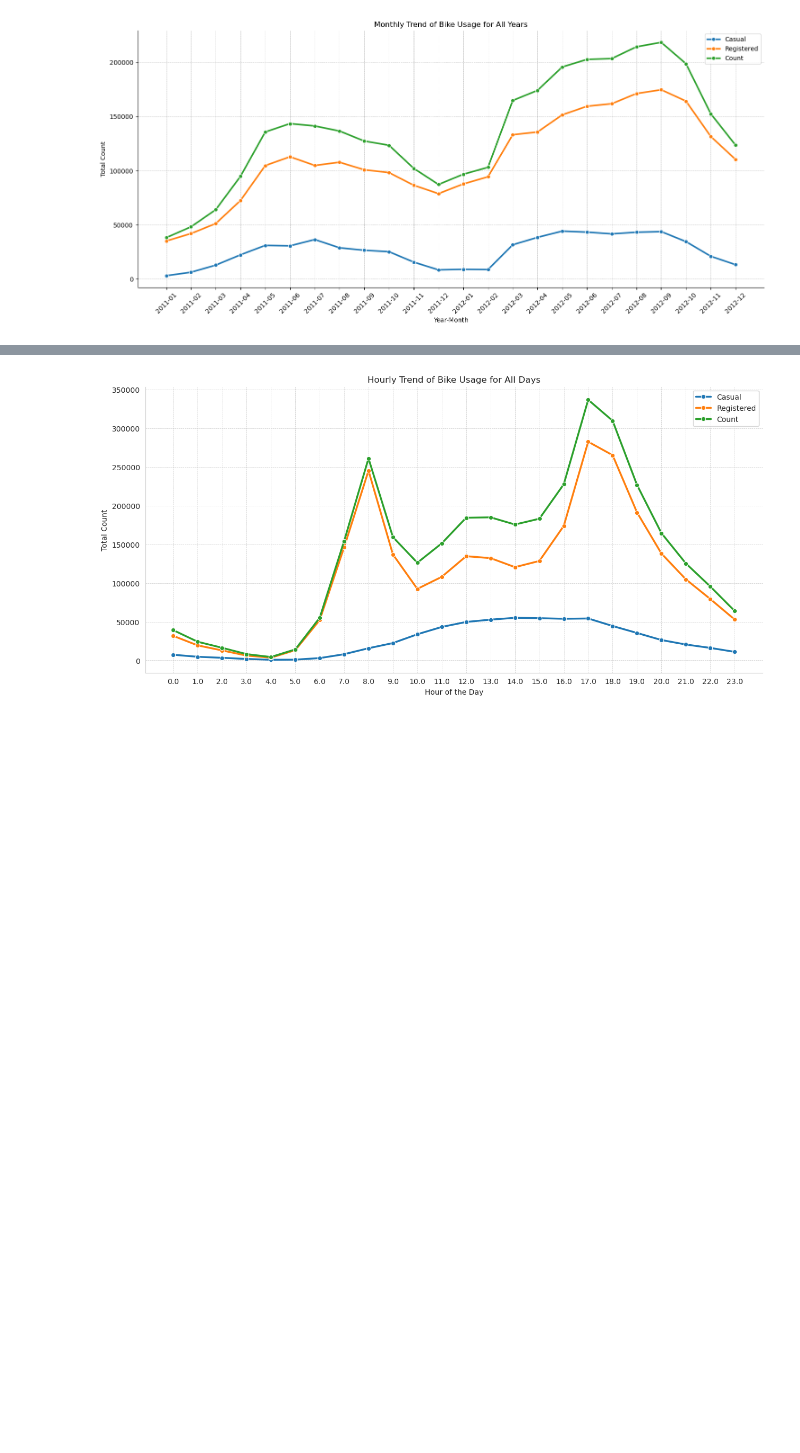
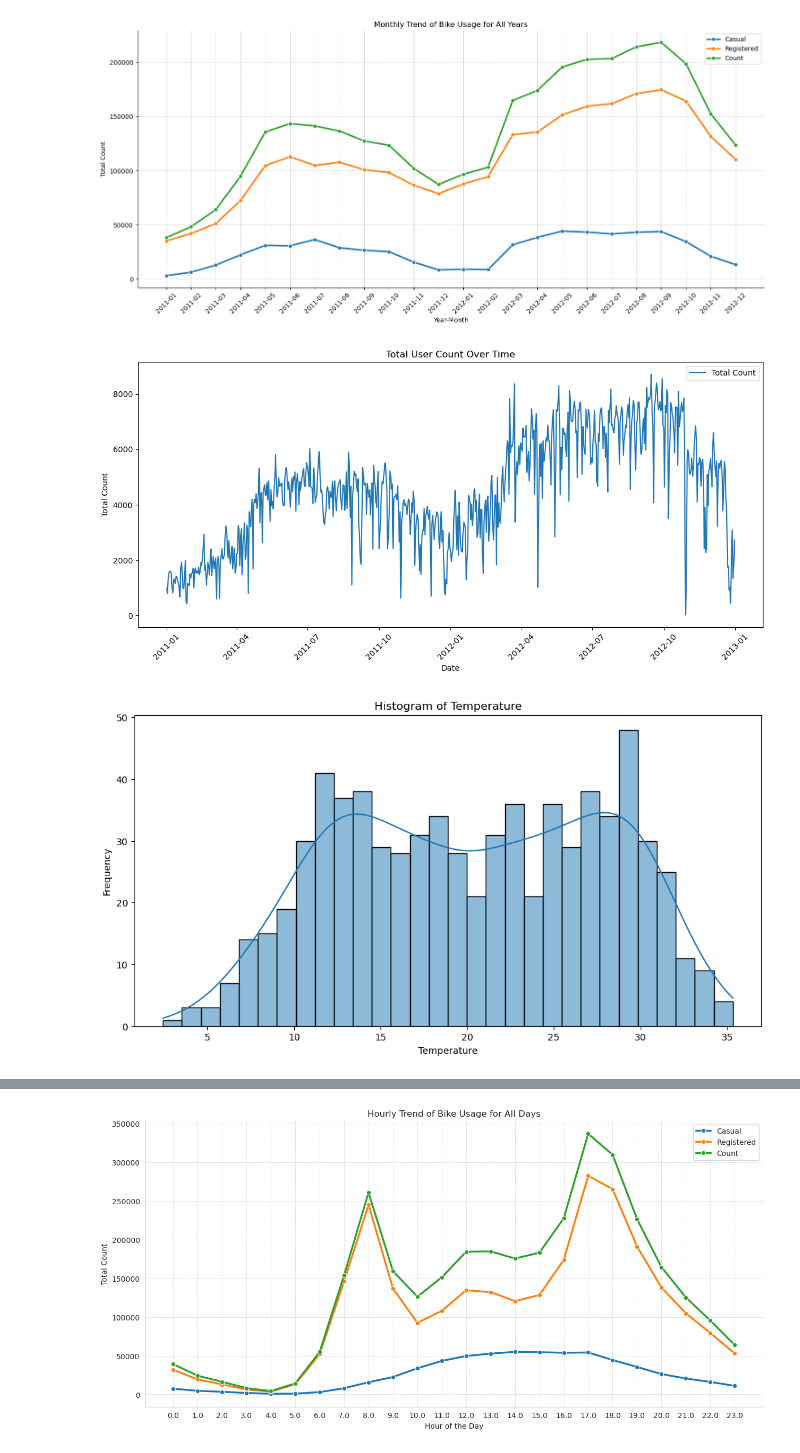
Before and after one commit to chongwen8/CSCE-679-Group-Project, a Jupyter notebook: Project.ipynb, the cells around one changed output, grey strips where cells are left out. Drawn from its saved outputs; the diff is of its cells as text; code cells hidden in the pictures; blank space fills up the shorter version.

Commit message:
add a bunch of new charts.

```diff
--- a/Project.ipynb
+++ b/Project.ipynb
@@ -127,3 +127,27 @@ plt.tight_layout()  # Adjust layout to fit everything
 plt.show()
 # %% [output]
 [figure]
+# %%
+dtedady = days.copy()
+dtedady['dteday'] = pd.to_datetime(dtedady['dteday'])
+
+# 1. Time Series Analysis: Line Graph of total count over time
+plt.figure(figsize=(12, 6))
+plt.plot(dtedady['dteday'], dtedady['cnt'], label='Total Count')
+plt.title('Total User Count Over Time')
+plt.xlabel('Date')
+plt.ylabel('Total Count')
+plt.xticks(rotation=45)
+plt.legend()
+plt.tight_layout()
+plt.show()
+
+plt.figure(figsize=(12, 6))
+sns.histplot(dtedady['temp'], bins=30, kde=True)
+plt.title('Histogram of Temperature')
+plt.xlabel('Temperature')
+plt.ylabel('Frequency')
+plt.show()
+# %% [output]
+[figure, added]
+[figure, added]
```
Also changed, not shown: parts of 6 cells of this notebook.
